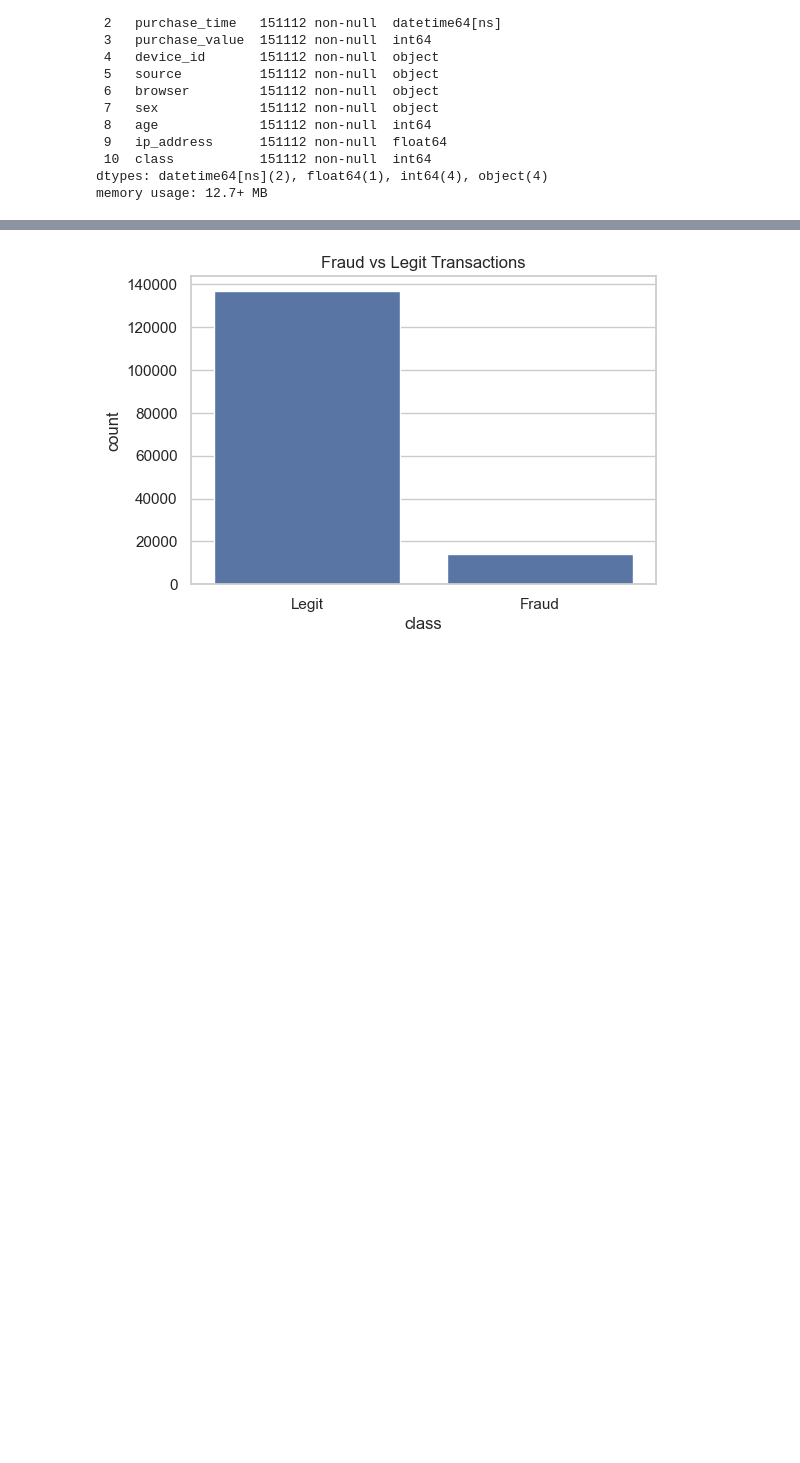
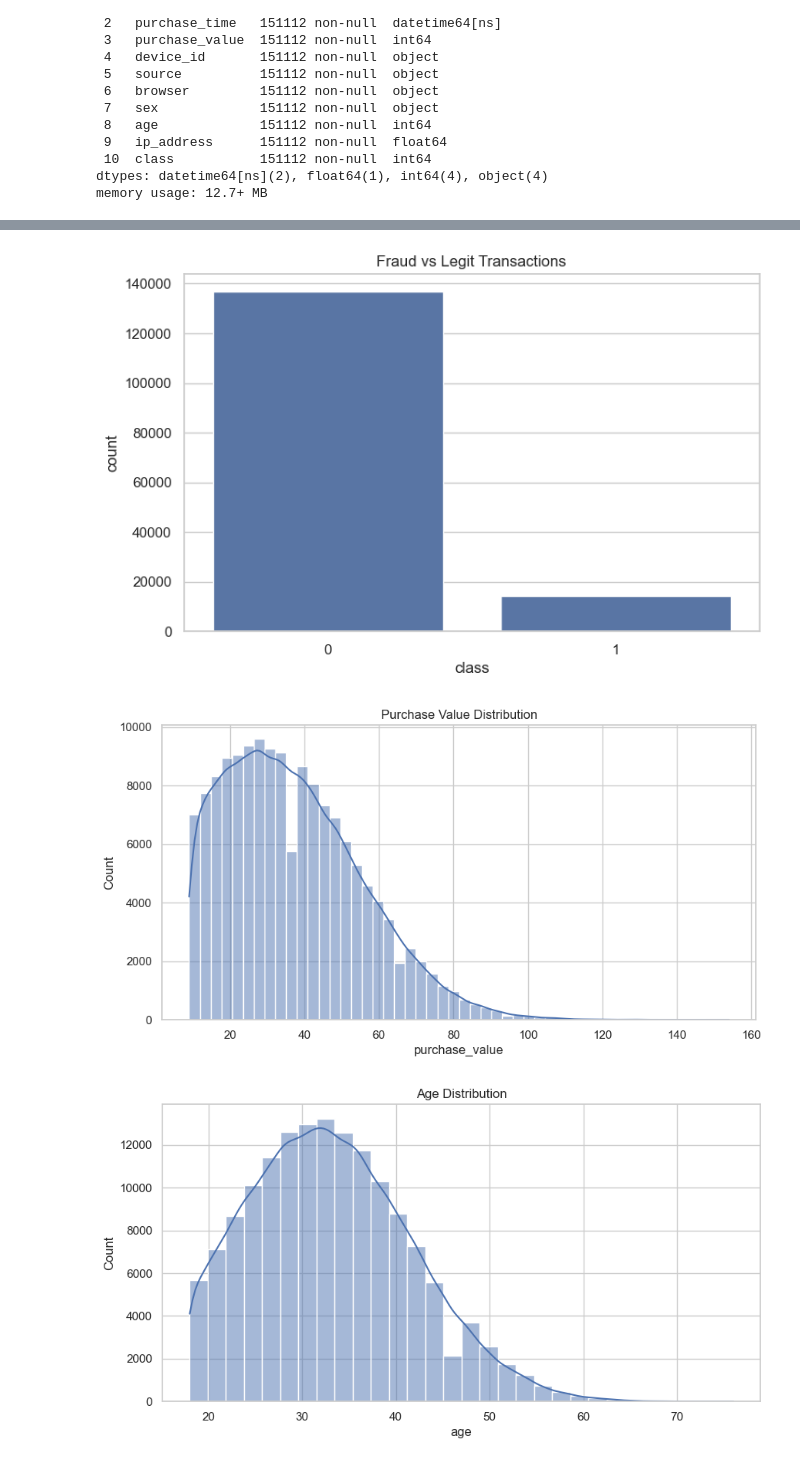
Before and after one commit to AdeyAmare/financial-fraud-detection, a Jupyter notebook: notebooks/eda_fraud_data.ipynb, the cells around one changed output, grey strips where cells are left out. Saved outputs shown, nothing was run; the diff lists cells and outputs as text; code cells hidden in the pictures; blank space fills up the shorter version.

```diff
--- a/notebooks/eda_fraud_data.ipynb
+++ b/notebooks/eda_fraud_data.ipynb
@@ -29,10 +63,13 @@ logger = logging.getLogger("EDA_Fraud")
 # -----------------------------
 # Load Raw Data
 # -----------------------------
-fraud_loader = FraudDataLoader("../data/raw/Fraud_Data.csv")
-
-fraud_df = fraud_loader.load()
-
-logger.info(f"Fraud data shape: {fraud_df.shape}")
-logger.info(f"Fraud data columns: {fraud_df.columns}")
+try:
+    raw_path = project_root / "data/raw/Fraud_Data.csv"
+    fraud_loader = FraudDataLoader(raw_path)
+    fraud_df = fraud_loader.load()
+    logger.info(f"Fraud data shape: {fraud_df.shape}")
+    logger.info(f"Fraud data columns: {fraud_df.columns.tolist()}")
+except Exception as e:
+    logger.error(f"Failed to load fraud data: {e}")
+    raise
 # %% [output]
@@ -112,9 +150,12 @@ dtype: float64
 #  Data Cleaning
 # -----------------------------
 
-fraud_df_clean = cleaner.clean(missing_strategy="fill_median")  # or "drop" based on your justification
-logger.info("Data cleaning completed.")
-
-# Optional: report after cleaning
-cleaner.report()
+try:
+    fraud_df_clean = cleaner.clean(missing_strategy="fill_median")
+    logger.info("Data cleaning completed.")
+    logger.info("Post-cleaning report:")
+    cleaner.report()
+except Exception as e:
+    logger.error(f"Data cleaning failed: {e}")
+    raise
 # %% [output]
@@ -138,12 +179,11 @@ dtype: float64
 # %%
 # -----------------------------
-# Exploratory Data Analysis (EDA) - Univariate Analysis
+# Exploratory Data Analysis (EDA)
 # -----------------------------
 
-# Class distribution
-plt.figure(figsize=(6,4))
-sns.countplot(x='class', data=fraud_df_clean)
-plt.title("Fraud vs Legit Transactions")
-plt.xticks([0,1], ["Legit", "Fraud"])
-plt.show()
+# Univariate Analysis
+plot_count(fraud_df_clean, column="class", title="Fraud vs Legit Transactions")
+plot_hist(fraud_df_clean, column="purchase_value", bins=50, title="Purchase Value Distribution")
+plot_hist(fraud_df_clean, column="age", bins=30, title="Age Distribution")
+plot_count(fraud_df_clean, column="browser", title="Browser Distribution")
 # %% [output]
@@ -152 +192,3 @@ plt.show()
-[figure, old version]
+[figure, new version]
+[figure, added]
+[figure, added]
```
Also changed, not shown: parts of 20 cells of this notebook, 6 other files.
